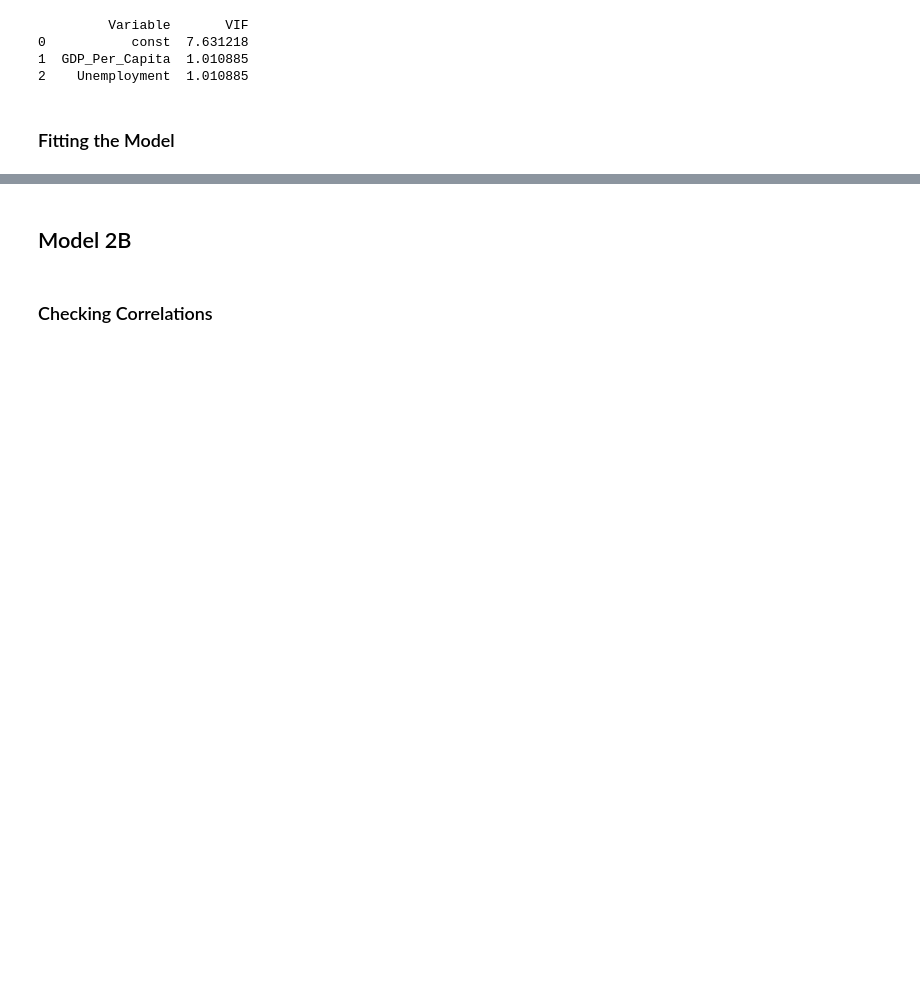
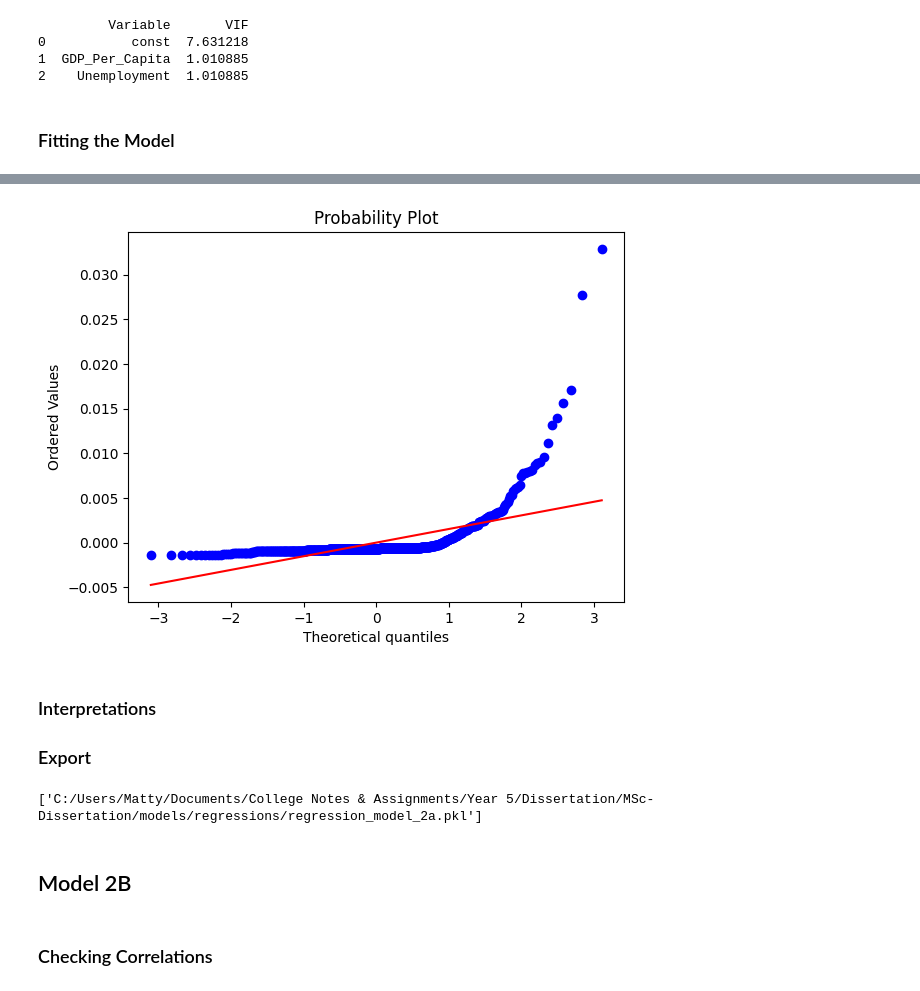
Before and after one commit to Matthew-Riddell/MSc-Dissertation, a Jupyter notebook: notebooks/08-linear-regressions.ipynb, the cells around one changed output, grey strips where cells are left out. Cells and saved outputs as stored; diff of their text form; code cells hidden in the pictures; blank space fills up the shorter version.

```diff
--- a/notebooks/08-linear-regressions.ipynb
+++ b/notebooks/08-linear-regressions.ipynb
@@ -633,3 +684,20 @@ strong multicollinearity or other numerical problems.
+# %%
+stats.probplot(residuals_2A, dist="norm", plot=plt)
+
+plt.show()
+# %% [output]
+[figure, added]
+# %% [markdown]
+### Interpretations
+
+### Export
+# %%
+joblib.dump(
+    model_2A,
+    rf"{model_path}/regressions/regression_model_2a.pkl"
+)
+# %% [output]
+['C:/Users/Matty/Documents/College Notes & Assignments/Year 5/Dissertation/MSc-Dissertation/models/regressions/regression_model_2a.pkl']
 # %% [markdown]
 ## Model 2B
 # %%
```
Also changed, not shown: parts of 90 cells of this notebook, 6 other files.
